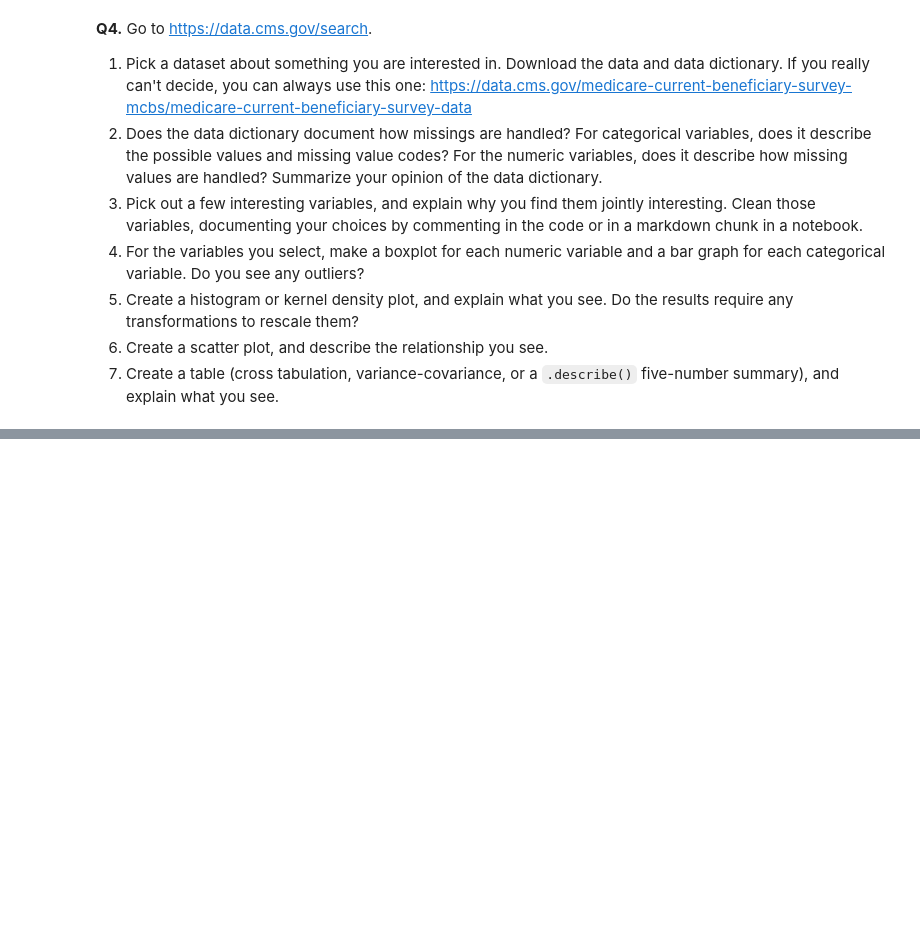
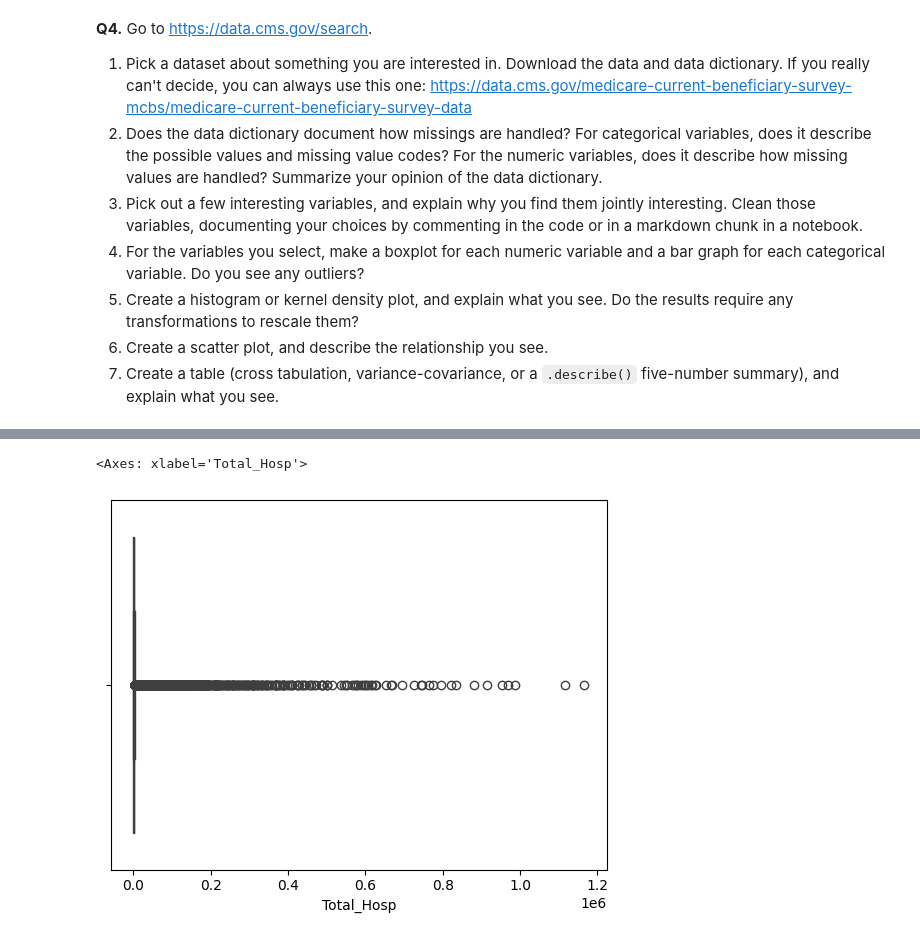
Before and after one commit to BrianXiao1217/visualization, a Jupyter notebook: assignment/assignment.ipynb, the cells around one changed output, grey strips where cells are left out. Cells and saved outputs as stored; diff of their text form; code cells hidden in the pictures; blank space fills up the shorter version.

```diff
--- a/assignment/assignment.ipynb
+++ b/assignment/assignment.ipynb
@@ -271,0 +326,5 @@ NotImplementedError:
+# %%
+sns.boxplot(data=coviddata, x='Total_Hosp')
+# %% [output]
+<Axes: xlabel='Total_Hosp'>
+[figure, added]
```
Also changed, not shown: parts of 15 cells of this notebook.
